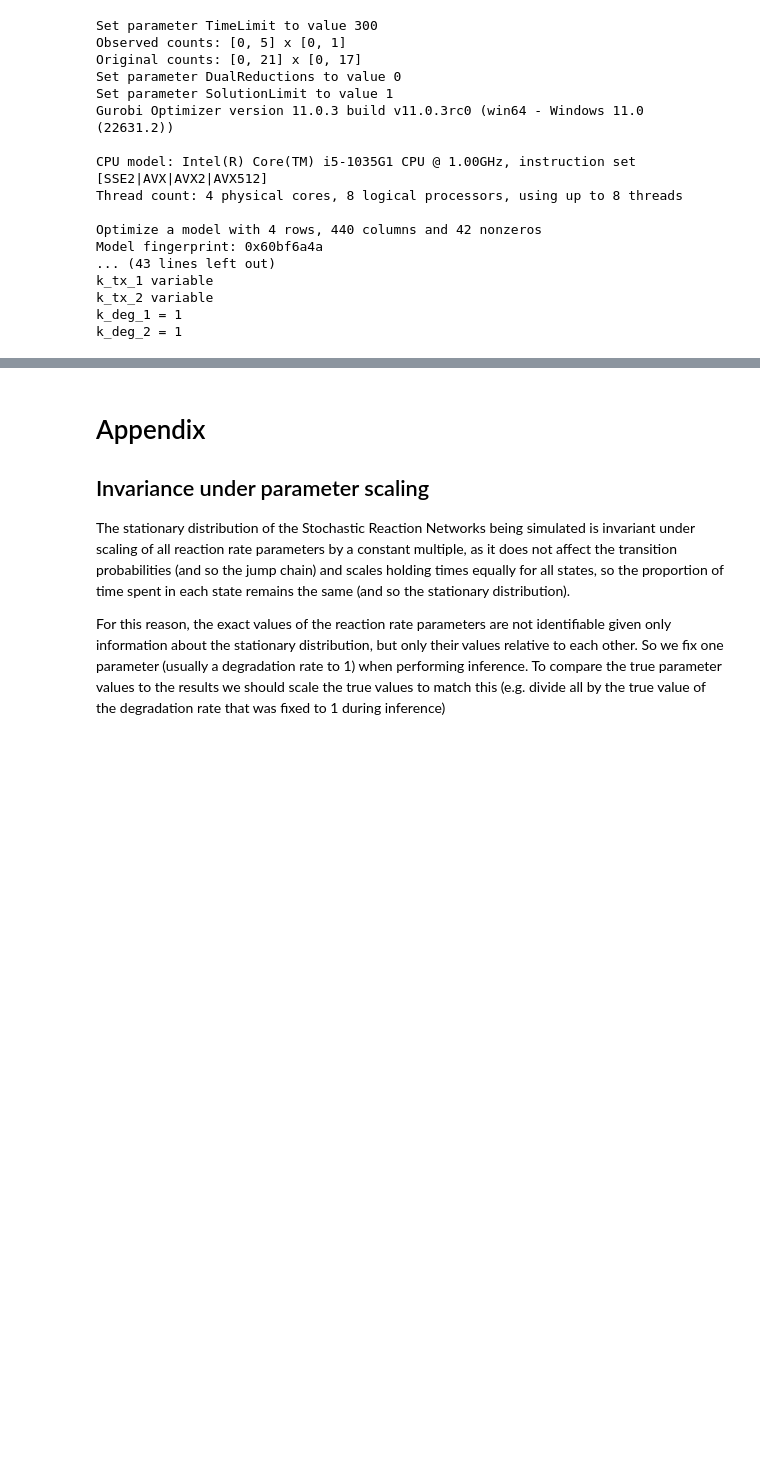
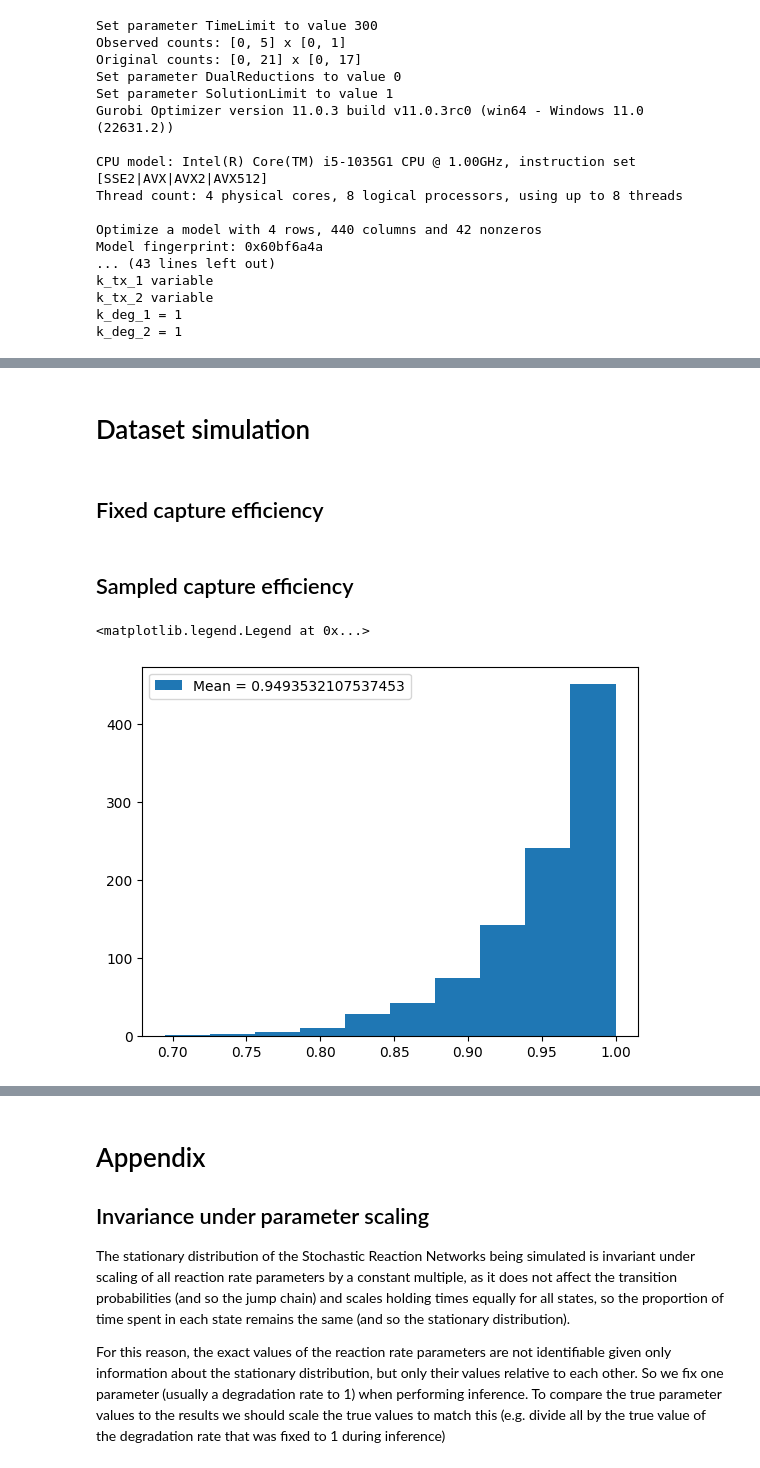
Before and after one commit to willjgh/M5R, a Jupyter notebook: Interaction/parameter_simulation.ipynb, the cells around one changed output, grey strips where cells are left out. Drawn from its saved outputs; the diff is of its cells as text; code cells hidden in the pictures; blank space fills up the shorter version.

```diff
--- a/Interaction/parameter_simulation.ipynb
+++ b/Interaction/parameter_simulation.ipynb
@@ -1146,0 +1182,2 @@ k_deg_2 = 1
+# %% [markdown]
+# Dataset simulation
@@ -1146,0 +1236,2 @@ k_deg_2 = 1
+# %% [markdown]
+## Fixed capture efficiency
@@ -1146,0 +1257,9 @@ k_deg_2 = 1
+# %% [markdown]
+## Sampled capture efficiency
+# %%
+beta_high_sampled = rng.beta(20, 1, size=1000)
+plt.hist(beta_high_sampled, label=f"Mean = {beta_high_sampled.mean()}");
+plt.legend()
+# %% [output]
+<matplotlib.legend.Legend at 0x...>
+[figure, added]
```
Also changed, not shown: parts of 15 cells of this notebook, 6 other files.
